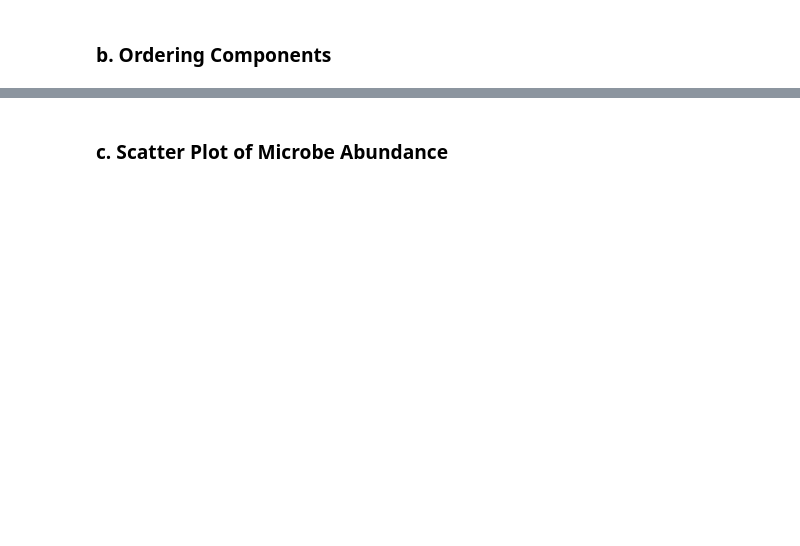
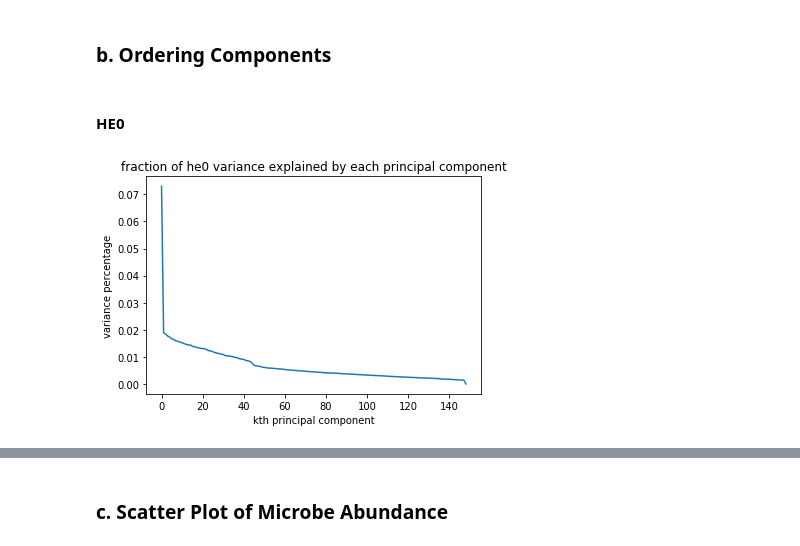
Before and after one commit to cam-ge/mp2, a Jupyter notebook: MP2.ipynb, the cells around one changed output, grey strips where cells are left out. Cells and saved outputs as stored; diff of their text form; code cells hidden in the pictures; blank space fills up the shorter version.

```diff
--- a/MP2.ipynb
+++ b/MP2.ipynb
@@ -357,0 +374,4 @@ plt.show()
+# %%
+pca0 = PCA(n_components = newhe0.shape[0], svd_solver='full')
+# %%
+newhe0_pca2 = pca0.fit_transform(newhe0.T)
@@ -358,3 +392,14 @@ plt.show()
 # %% [markdown]
 
 ### b. Ordering Components
+# %% [markdown]
+#### HE0
+# %%
+variance_explained0 = pca0.explained_variance_ratio_
+plt.plot(variance_explained0)
+plt.title('fraction of he0 variance explained by each principal component')
+plt.ylabel('variance percentage')
+plt.xlabel('kth principal component')
+plt.show()
+# %% [output]
+[figure, added]
```
Also changed, not shown: parts of 46 cells of this notebook, 2 other files.
